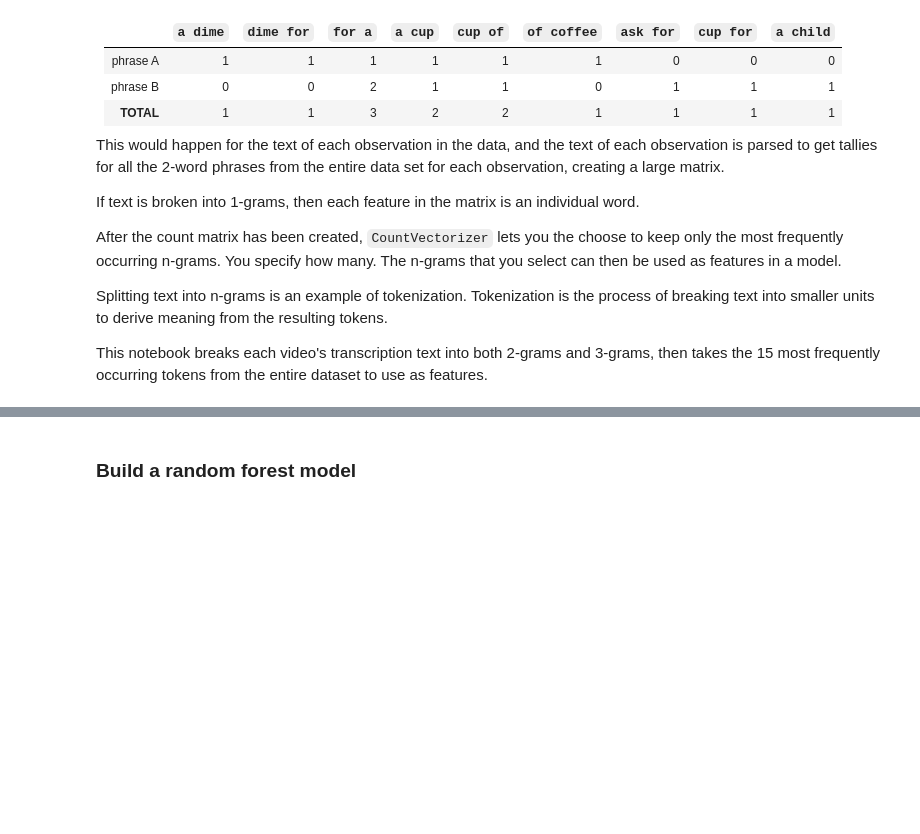
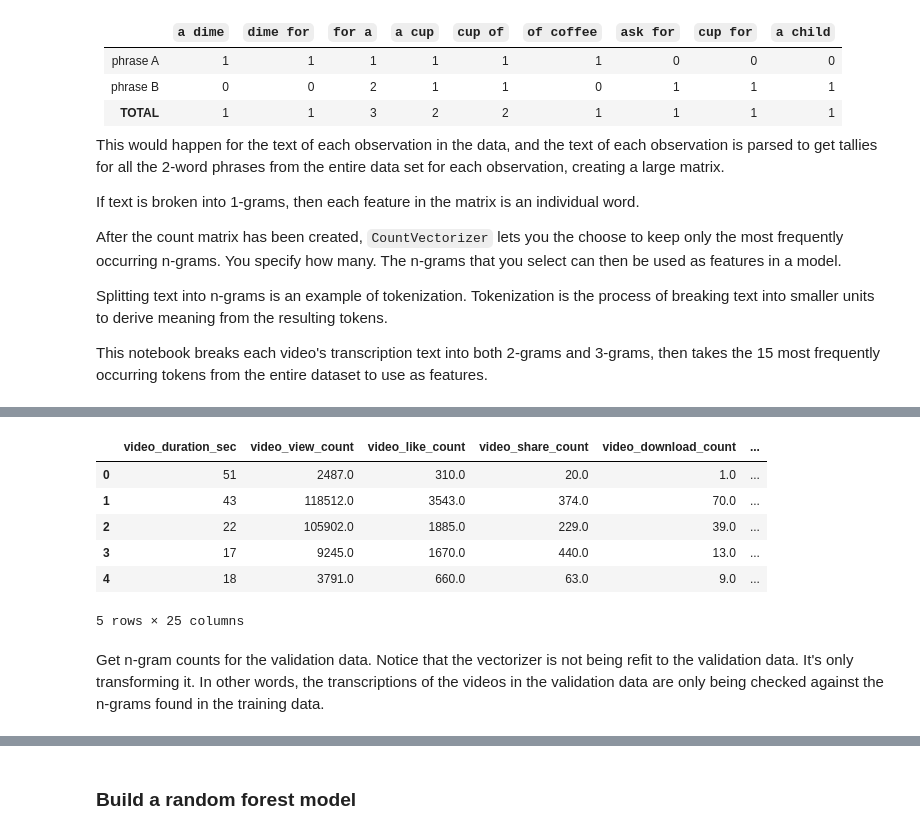
Before and after one commit to pakkaii/resume, a Jupyter notebook: Course 6 Proj/Activity_Course 6 TikTok project lab.ipynb, the cells around one changed output, grey strips where cells are left out. Saved outputs shown, nothing was run; the diff lists cells and outputs as text; code cells hidden in the pictures; blank space fills up the shorter version.

```diff
--- a/Course 6 Proj/Activity_Course 6 TikTok project lab.ipynb
+++ b/Course 6 Proj/Activity_Course 6 TikTok project lab.ipynb
@@ -419,0 +456,18 @@ This notebook breaks each video's transcription text into both 2-grams and 3-gra
+# %%
+# Concatenate `X_train` and `count_df` to form the final dataframe for training data (`X_train_final`)
+# Note: Using `.reset_index(drop=True)` to reset the index in X_train after dropping `video_transcription_text`,
+# so that the indices align with those in `X_train` and `count_df`
+X_train_final = pd.concat([X_train.drop(columns=['video_transcription_text']).reset_index(drop=True), count_df], axis=1)
+
+# Display first few rows
+X_train_final.head()
+# %% [output]
+|  | video_duration_sec | video_view_count | video_like_count | video_share_count | video_download_count | ... |
+| 0 | 51 | 2487.0 | 310.0 | 20.0 | 1.0 | ... |
+| 1 | 43 | 118512.0 | 3543.0 | 374.0 | 70.0 | ... |
+| 2 | 22 | 105902.0 | 1885.0 | 229.0 | 39.0 | ... |
+| 3 | 17 | 9245.0 | 1670.0 | 440.0 | 13.0 | ... |
+| 4 | 18 | 3791.0 | 660.0 | 63.0 | 9.0 | ... |
+5 rows × 25 columns
+# %% [markdown]
+Get n-gram counts for the validation data. Notice that the vectorizer is not being refit to the validation data. It's only transforming it. In other words, the transcriptions of the videos in the validation data are only being checked against the n-grams found in the training data.
```
Also changed, not shown: parts of 14 cells of this notebook.
